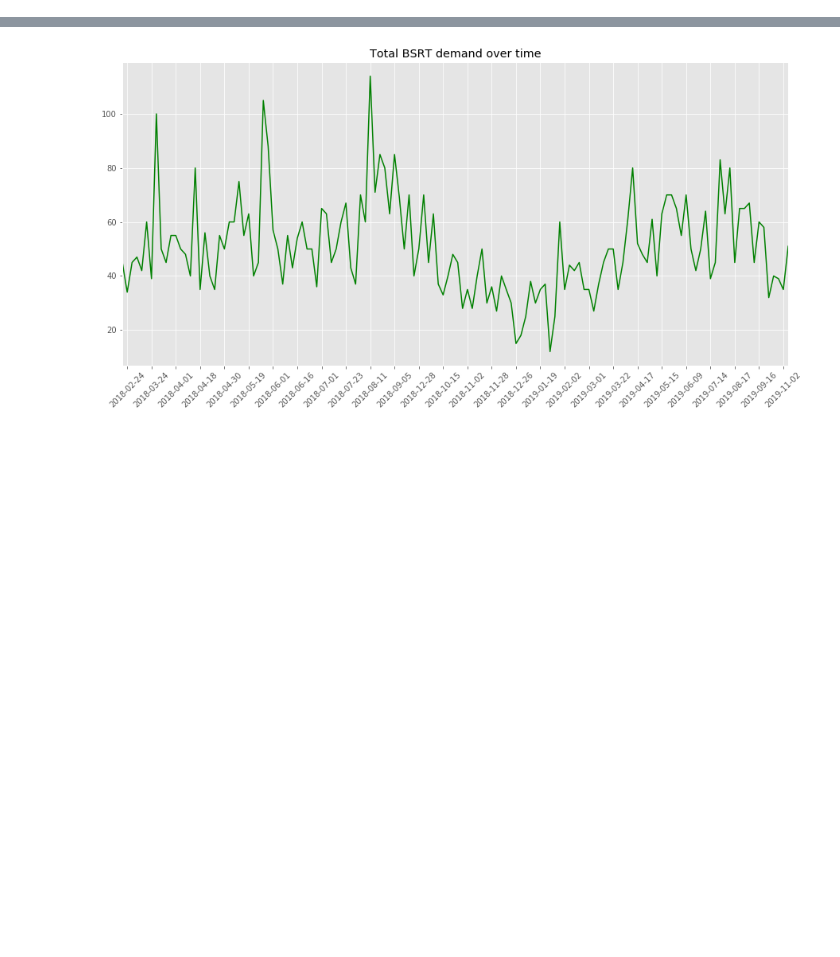
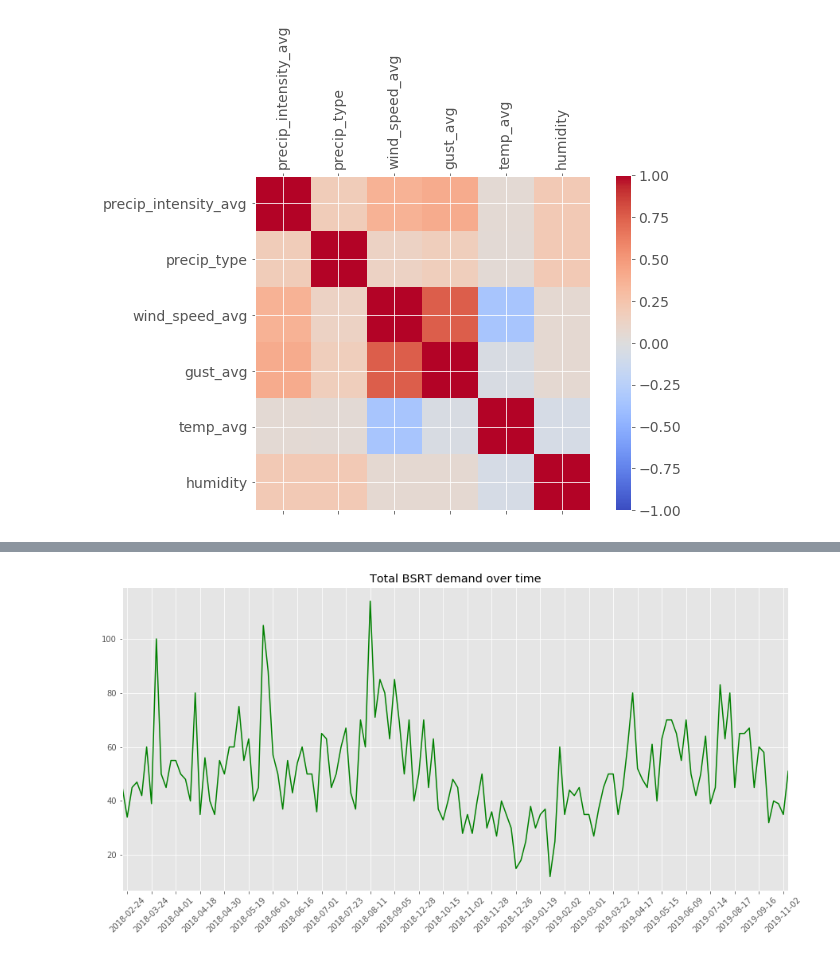
Before and after one commit to souper-streetwise/predictive-model, a Jupyter notebook: src/data_analysis.ipynb, the cells around one changed output, grey strips where cells are left out. Drawn from its saved outputs; the diff is of its cells as text; code cells hidden in the pictures; blank space fills up the shorter version.

```diff
--- a/src/data_analysis.ipynb
+++ b/src/data_analysis.ipynb
@@ -11,0 +41,11 @@ plt.style.use('ggplot')
+# %%
+features = ['precip_intensity_avg', 'precip_type', 'wind_speed_avg', 'gust_avg', 'temp_avg', 'humidity']
+trimmed_feat_df = weather_df.copy()[features]
+f = plt.figure(figsize = (9, 6))
+plt.matshow(trimmed_feat_df.corr(), fignum = f.number, cmap = 'coolwarm', vmin = -1, vmax = 1)
+plt.xticks(range(trimmed_feat_df.shape[1]), trimmed_feat_df.columns, fontsize=14, rotation=90)
+plt.yticks(range(trimmed_feat_df.shape[1]), trimmed_feat_df.columns, fontsize=14)
+cb = plt.colorbar()
+cb.ax.tick_params(labelsize=14)
+# %% [output]
+[figure, added]
```
Also changed, not shown: parts of 43 cells of this notebook.
